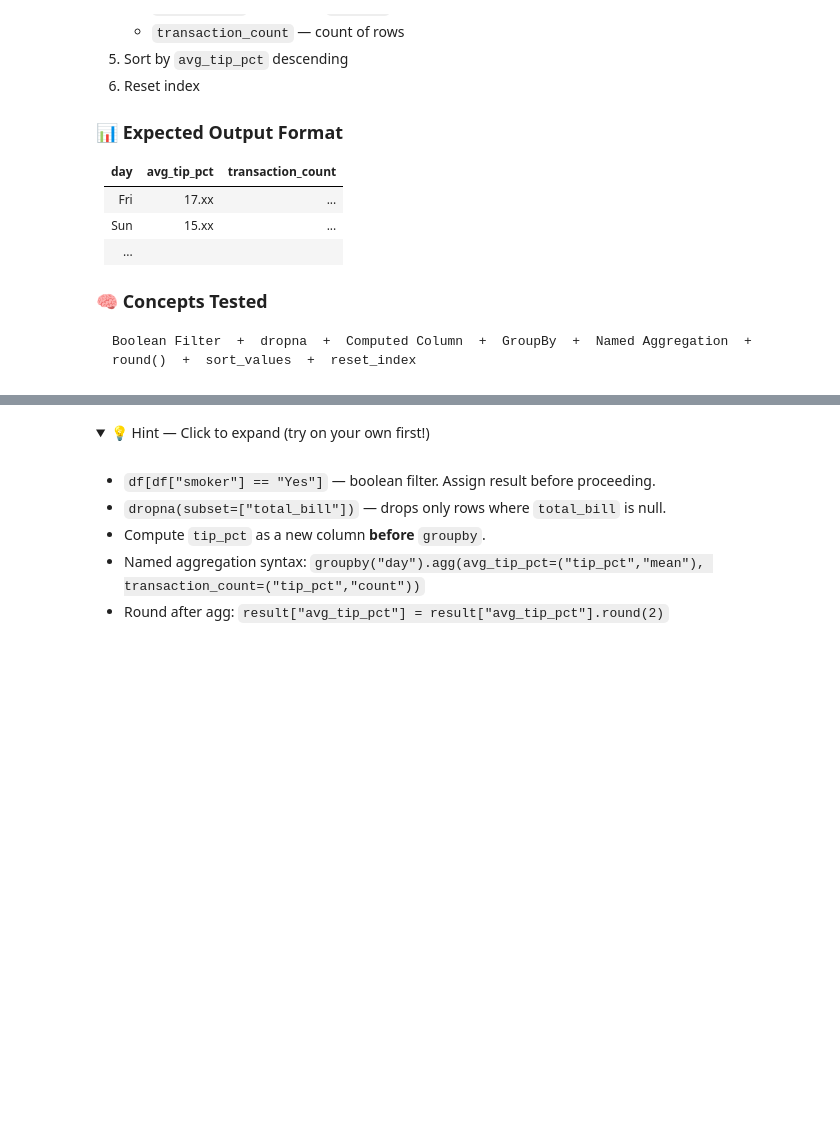
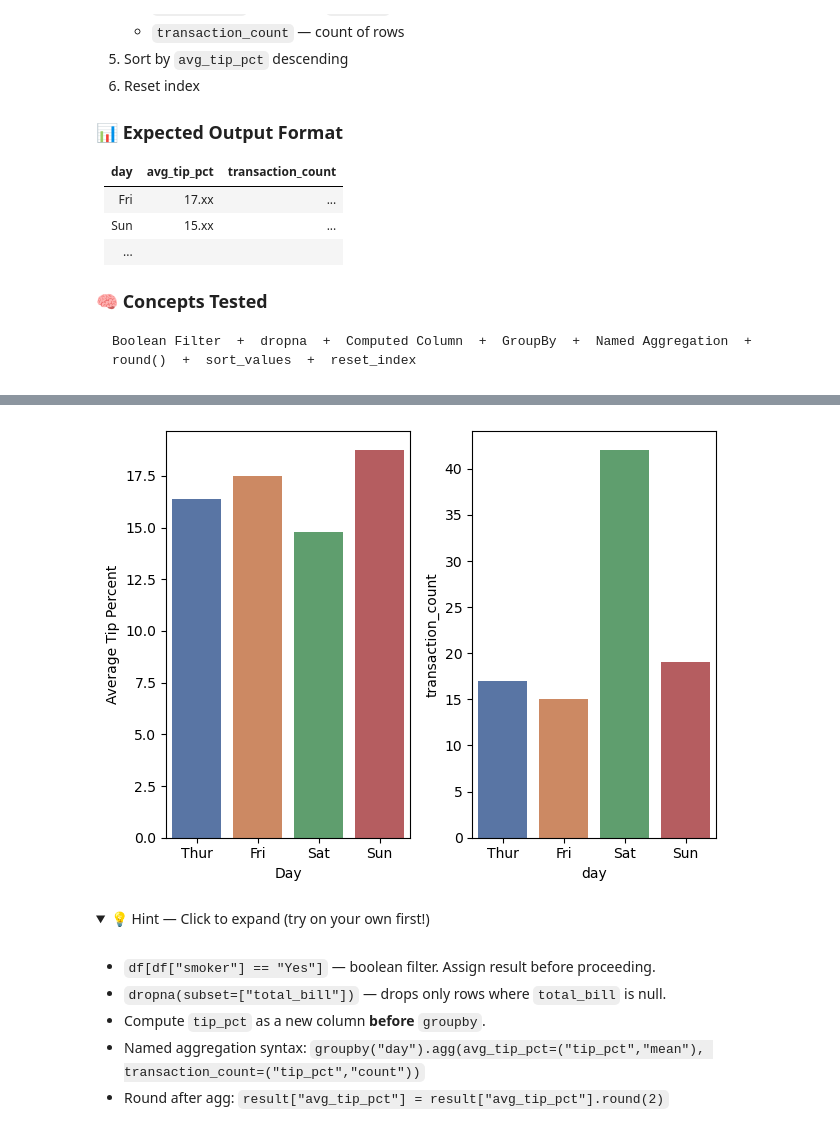
Before and after one commit to abhishekkatewaofficial-lab/Machine-Learning, a Jupyter notebook: Notes/Pandas/4. Practice/Pandas_Practice_Series_Notebook_02.ipynb, the cells around one changed output, grey strips where cells are left out. Cells and saved outputs as stored; diff of their text form; code cells hidden in the pictures; folded sections open; blank space fills up the shorter version.

```diff
--- a/Notes/Pandas/4. Practice/Pandas_Practice_Series_Notebook_02.ipynb
+++ b/Notes/Pandas/4. Practice/Pandas_Practice_Series_Notebook_02.ipynb
@@ -133,3 +189,38 @@ Boolean Filter  +  dropna  +  Computed Column  +  GroupBy  +  Named Aggregation
+# %%
+fig,ax = plt.subplots(
+    nrows=1,
+    ncols=2
+)
+
+sns.barplot(
+    data=result,
+    x='day',
+    y='avg_tip_pct',
+    palette='deep',
+    hue='day',
+    legend=False,
+    ax=ax[0]
+)
+
+ax[0].set_xlabel('Day')
+ax[0].set_ylabel('Average Tip Percent')
+ax[0].set_label('Day vs avg tip')
+
+sns.barplot(
+    data=result,
+    x='day',
+    y='transaction_count',
+    palette='deep',
+    hue='day',
+    legend=False,
+    ax=ax[1]
+)
+
+
+plt.tight_layout()
+plt.show()
+# %% [output]
+[figure, added]
 # %% [markdown]
 <details>
 <summary>💡 Hint — Click to expand (try on your own first!)</summary>
```
Also changed, not shown: parts of 9 cells of this notebook, 25 other files.
